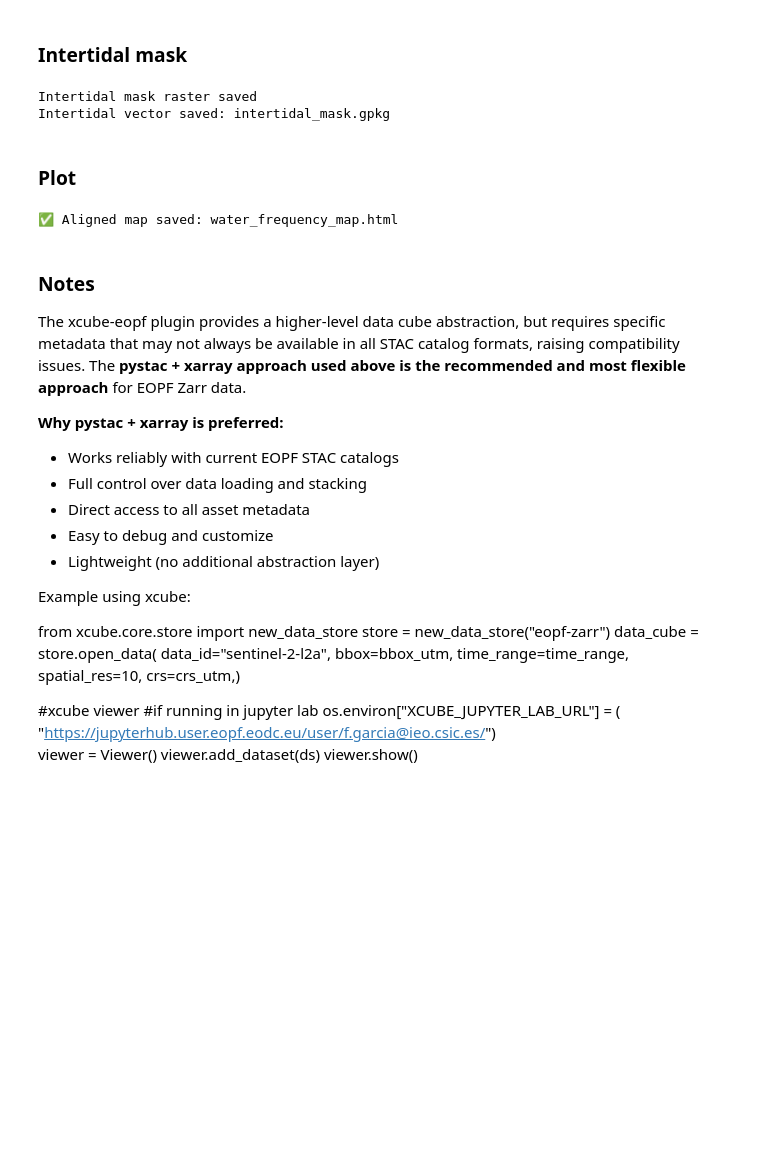
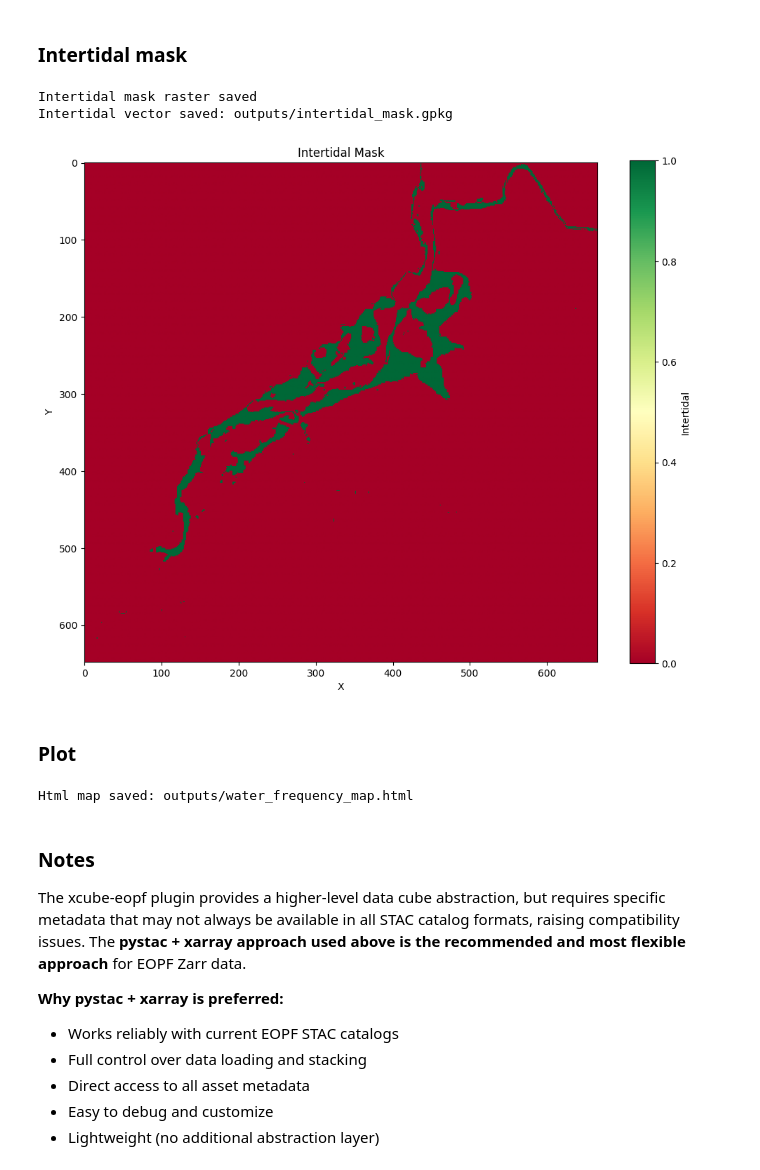
Before and after one commit to fer-at-sea/zarr_test, a Jupyter notebook: zarr_test_villaviciosa.ipynb, the cells around one changed output. Saved outputs shown, nothing was run; the diff lists cells and outputs as text; code cells hidden in the pictures; blank space fills up the shorter version.

```diff
--- a/zarr_test_villaviciosa.ipynb
+++ b/zarr_test_villaviciosa.ipynb
@@ -266,7 +277,7 @@ from shapely.geometry import shape
 # -----------------------------
 # LOAD WATER FREQUENCY RASTER
 # -----------------------------
-with rasterio.open("water_frequency.tif") as src:
+with rasterio.open("outputs/water_frequency.tif") as src:
     freq = src.read(1)
     transform = src.transform
     crs = src.crs
@@ -283,37 +294,48 @@ intertidal_mask[(freq >= 0.1) & (freq <= 0.95)] = 1
 # -----------------------------
 meta.update(dtype=rasterio.uint8, count=1, compress="LZW")
 
-with rasterio.open("intertidal_mask.tif", "w", **meta) as dst:
+with rasterio.open("outputs/intertidal_mask.tif", "w", **meta) as dst:
     dst.write(intertidal_mask, 1)
 
 print("Intertidal mask raster saved")
 
 # -----------------------------
 # RASTER → VECTOR POLYGONS
 # -----------------------------
 geoms = []
 
 for geom, value in shapes(intertidal_mask, transform=transform):
     if value == 1:
         geoms.append(shape(geom))
 
 gdf = gpd.GeoDataFrame(geometry=geoms, crs=crs)
 
 # -----------------------------
 # DISSOLVE INTO SINGLE MULTIPART POLYGON
 # -----------------------------
 gdf = gdf.dissolve()        # dissolve all touching pixels
 gdf = gdf.reset_index(drop=True)
 
 # -----------------------------
 # SAVE VECTOR FILE
 # -----------------------------
-gdf.to_file("intertidal_mask.gpkg", driver="GPKG")
+gdf.to_file("outputs/intertidal_mask.gpkg", driver="GPKG")
 
-print("Intertidal vector saved: intertidal_mask.gpkg")
+print("Intertidal vector saved: outputs/intertidal_mask.gpkg")
+
+# Plot intertidal mask
+fig, ax = plt.subplots(figsize=(10, 8))
+im = ax.imshow(intertidal_mask, cmap='RdYlGn', vmin=0, vmax=1)
+ax.set_title('Intertidal Mask')
+ax.set_xlabel('X')
+ax.set_ylabel('Y')
+cbar = plt.colorbar(im, ax=ax, label='Intertidal')
+plt.tight_layout()
+plt.show()
 # %% [output]
 Intertidal mask raster saved
-Intertidal vector saved: intertidal_mask.gpkg
+Intertidal vector saved: outputs/intertidal_mask.gpkg
+[figure, added]
 # %% [markdown]
 ### Plot
 # %%
@@ -327,9 +349,9 @@ from matplotlib import cm
 # -----------------------------
 # FILES
 # -----------------------------
-raster_path = "water_frequency.tif"
-vector_path = "intertidal_mask.gpkg"
-output_html = "water_frequency_map.html"
+raster_path = "outputs/water_frequency.tif"
+vector_path = "outputs/intertidal_mask.gpkg"
+output_html = "outputs/water_frequency_map.html"
 
 # -----------------------------
 # READ RASTER
@@ -393,9 +415,9 @@ folium.LayerControl().add_to(m)
 
 # Save
 m.save(output_html)
-print(f"✅ Aligned map saved: {output_html}")
+print(f"Html map saved: {output_html}")
 # %% [output]
-✅ Aligned map saved: water_frequency_map.html
+Html map saved: outputs/water_frequency_map.html
 # %% [markdown]
 ### Notes
 
@@ -407,23 +429,3 @@ The xcube-eopf plugin provides a higher-level data cube abstraction, but require
 - Direct access to all asset metadata
 - Easy to debug and customize
 - Lightweight (no additional abstraction layer)
-
-
-
-Example using xcube:
-
-from xcube.core.store import new_data_store
-store = new_data_store("eopf-zarr")
-data_cube = store.open_data(
-    data_id="sentinel-2-l2a",
-    bbox=bbox_utm,
-    time_range=time_range,
-    spatial_res=10,
-    crs=crs_utm,)
-
-#xcube viewer
-#if running in jupyter lab
-os.environ["XCUBE_JUPYTER_LAB_URL"] = ( "https://jupyterhub.user.eopf.eodc.eu/user/f.garcia@ieo.csic.es/")
-viewer = Viewer()
-viewer.add_dataset(ds)
-viewer.show()
```
Also changed, not shown: parts of 2 cells of this notebook, 5 other files.
